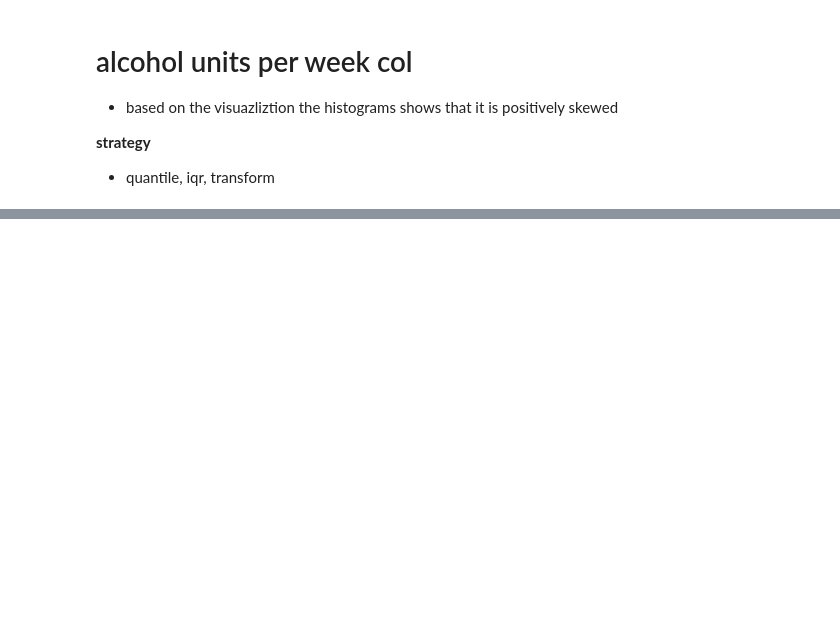
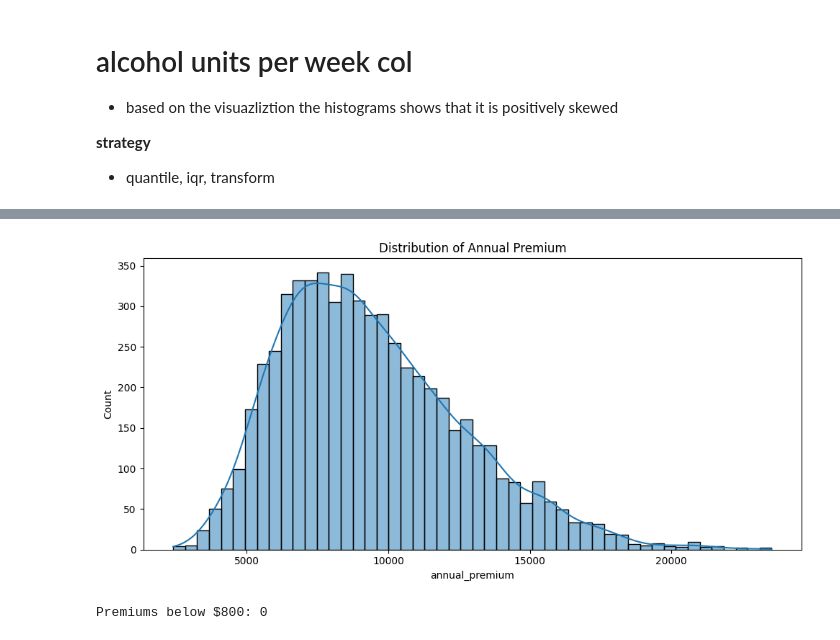
Before and after one commit to Wewds1/ML_Projects, a Jupyter notebook: Insurance_Claims/notebooks/01_eda.ipynb, the cells around one changed output, grey strips where cells are left out. Saved outputs shown, nothing was run; the diff lists cells and outputs as text; code cells hidden in the pictures; blank space fills up the shorter version.

```diff
--- a/Insurance_Claims/notebooks/01_eda.ipynb
+++ b/Insurance_Claims/notebooks/01_eda.ipynb
@@ -100,0 +86,12 @@ plt.show()
+# %%
+plt.figure(figsize=(10, 5))
+sns.histplot(df_copy['annual_premium'], bins=50, kde=True)
+plt.title("Distribution of Annual Premium")
+plt.tight_layout()
+plt.savefig('../reports/figures/premium_distribution.png')
+plt.show()
+
+print(f"Premiums below $800: {len(df_copy[df_copy['annual_premium'] < 800])}")
+# %% [output]
+[figure, added]
+Premiums below $800: 0
```
Also changed, not shown: parts of 10 cells of this notebook, 6 other files.
